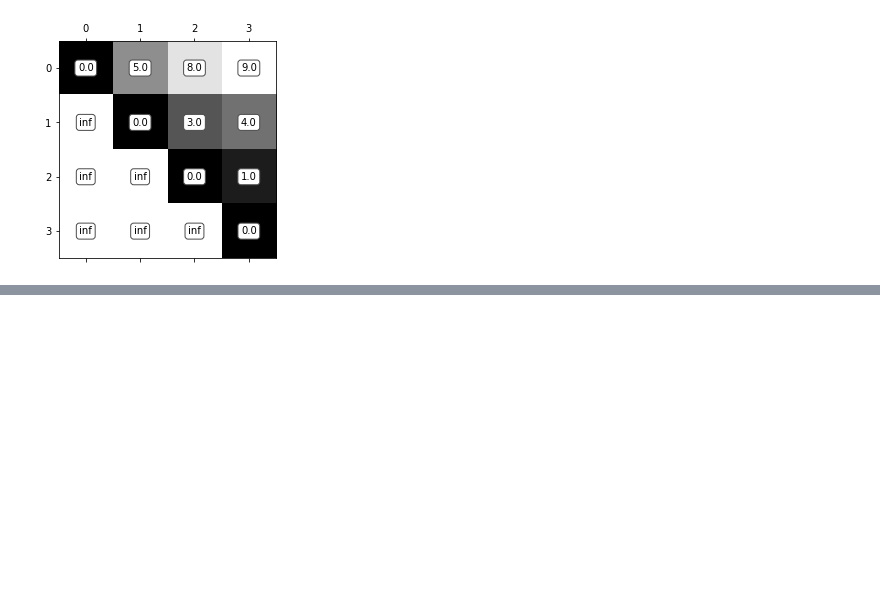
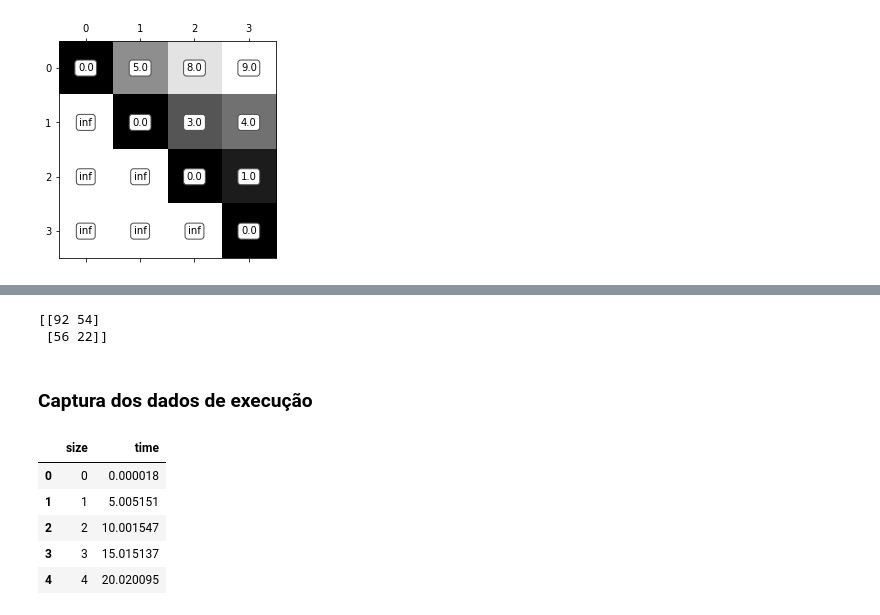
Before and after one commit to RonildoSilva/Avalia-o-Te-rica---Floyd-x-Dijkstra, a Jupyter notebook: Submissão_2_[Floyd_x_Dijkstra]_(Avaliação_Teórica).ipynb, the cells around one changed output, grey strips where cells are left out. Cells and saved outputs as stored; diff of their text form; code cells hidden in the pictures; blank space fills up the shorter version.

```diff
--- a/Submissão_2_[Floyd_x_Dijkstra]_(Avaliação_Teórica).ipynb
+++ b/Submissão_2_[Floyd_x_Dijkstra]_(Avaliação_Teórica).ipynb
@@ -103,0 +111,13 @@ plot_matrix(n_djikstra_graph)
+# %%
+import numpy as np
+
+N = 5
+
+np.random.seed(9)
+
+graph = np.random.randint(100, size=(2,2))
+
+print(graph)
+# %% [output]
+[[92 54]
+ [56 22]]
@@ -103,0 +139,2 @@ plot_matrix(n_djikstra_graph)
+# %% [markdown]
+### Captura dos dados de execução
@@ -103,0 +145,9 @@ plot_matrix(n_djikstra_graph)
+# %%
+df_dijkstra
+# %% [output]
+|  | size | time |
+| 0 | 0 | 0.000018 |
+| 1 | 1 | 5.005151 |
+| 2 | 2 | 10.001547 |
+| 3 | 3 | 15.015137 |
+| 4 | 4 | 20.020095 |
```
Also changed, not shown: parts of 12 cells of this notebook.
